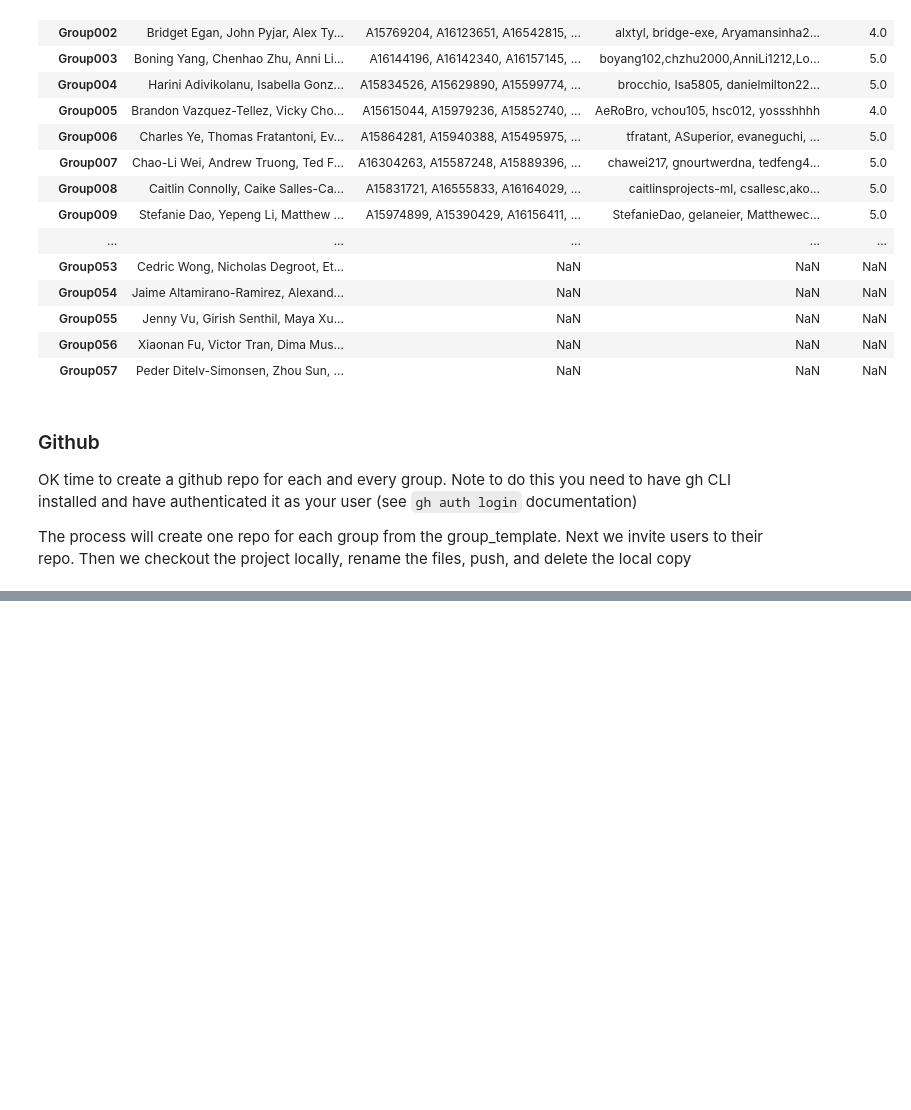
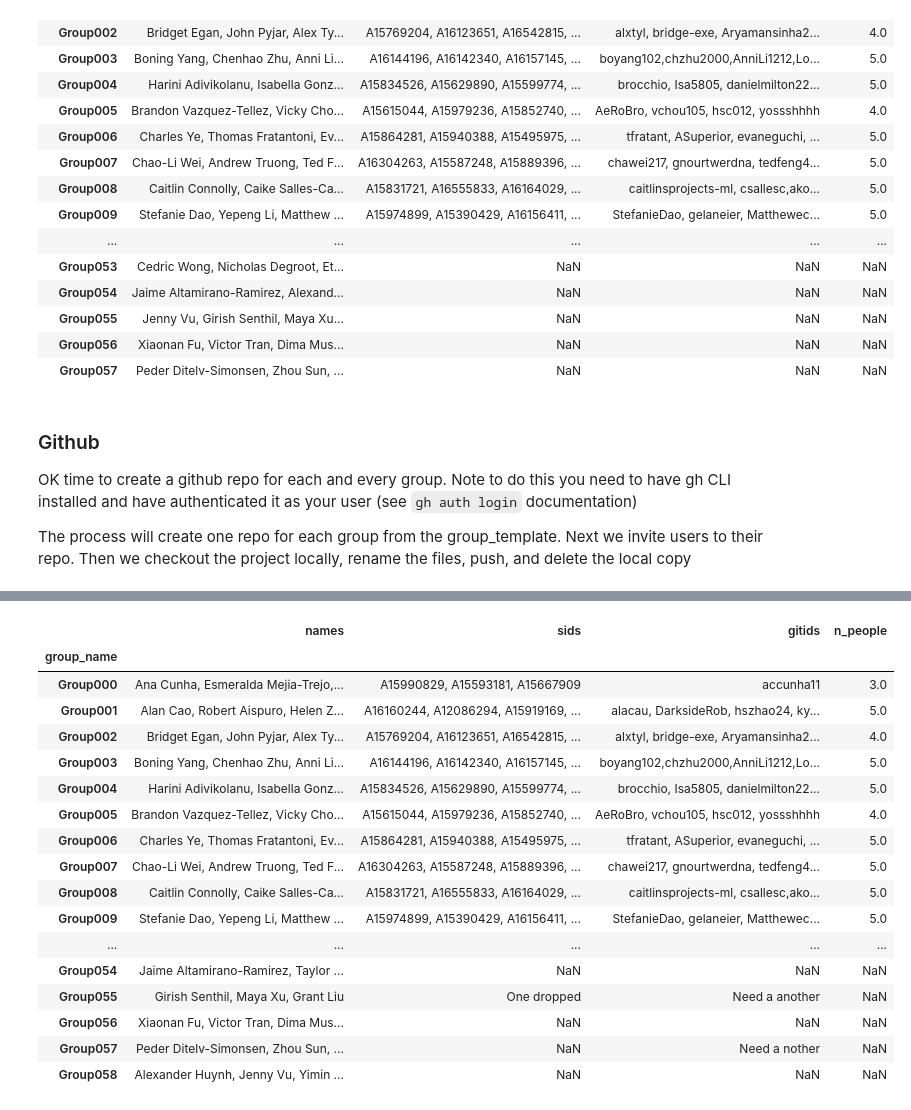
Before and after one commit to LynnMu/Project_Mgmt, a Jupyter notebook: assign_project_groups.ipynb, the cells around one changed output, grey strips where cells are left out. Saved outputs shown, nothing was run; the diff lists cells and outputs as text; code cells hidden in the pictures; blank space fills up the shorter version.

```diff
--- a/assign_project_groups.ipynb
+++ b/assign_project_groups.ipynb
@@ -768,0 +994,23 @@ gh repo create --template COGS118A/group_template -y COGS118A/Group013-Sp22 256
+# %%
+# reload if necessary; i did this the first time days after completing group assignment
+groups = pd.read_csv('assigned_groups_edited.csv').set_index('group_name')
+groups
+# %% [output]
+|  | names | sids | gitids | n_people |
+| group_name |  |  |  |  |
+| Group000 | Ana Cunha, Esmeralda Mejia-Trejo,... | A15990829, A15593181, A15667909 | accunha11 | 3.0 |
+| Group001 | Alan Cao, Robert Aispuro, Helen Z... | A16160244, A12086294, A15919169, ... | alacau, DarksideRob, hszhao24, ky... | 5.0 |
+| Group002 | Bridget Egan, John Pyjar, Alex Ty... | A15769204, A16123651, A16542815, ... | alxtyl, bridge-exe, Aryamansinha2... | 4.0 |
+| Group003 | Boning Yang, Chenhao Zhu, Anni Li... | A16144196, A16142340, A16157145, ... | boyang102,chzhu2000,AnniLi1212,Lo... | 5.0 |
+| Group004 | Harini Adivikolanu, Isabella Gonz... | A15834526, A15629890, A15599774, ... | brocchio, Isa5805, danielmilton22... | 5.0 |
+| Group005 | Brandon Vazquez-Tellez, Vicky Cho... | A15615044, A15979236, A15852740, ... | AeRoBro, vchou105, hsc012, yossshhhh | 4.0 |
+| Group006 | Charles Ye, Thomas Fratantoni, Ev... | A15864281, A15940388, A15495975, ... | tfratant, ASuperior, evaneguchi, ... | 5.0 |
+| Group007 | Chao-Li Wei, Andrew Truong, Ted F... | A16304263, A15587248, A15889396, ... | chawei217, gnourtwerdna, tedfeng4... | 5.0 |
+| Group008 | Caitlin Connolly, Caike Salles-Ca... | A15831721, A16555833, A16164029, ... | caitlinsprojects-ml, csallesc,ako... | 5.0 |
+| Group009 | Stefanie Dao, Yepeng Li, Matthew ... | A15974899, A15390429, A16156411, ... | StefanieDao, gelaneier, Matthewec... | 5.0 |
+| ... | ... | ... | ... | ... |
+| Group054 | Jaime Altamirano-Ramirez, Taylor ... | NaN | NaN | NaN |
+| Group055 | Girish Senthil, Maya Xu, Grant Liu | One dropped | Need a another | NaN |
+| Group056 | Xiaonan Fu, Victor Tran, Dima Mus... | NaN | NaN | NaN |
+| Group057 | Peder Ditelv-Simonsen, Zhou Sun, ... | NaN | Need a nother | NaN |
+| Group058 | Alexander Huynh, Jenny Vu, Yimin ... | NaN | NaN | NaN |
```
Also changed, not shown: parts of 19 cells of this notebook.
